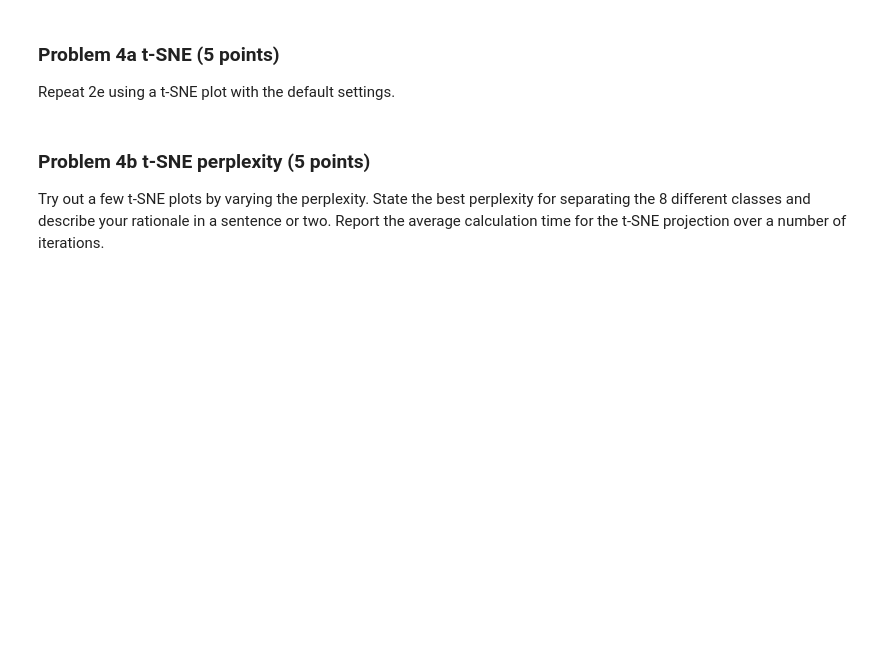
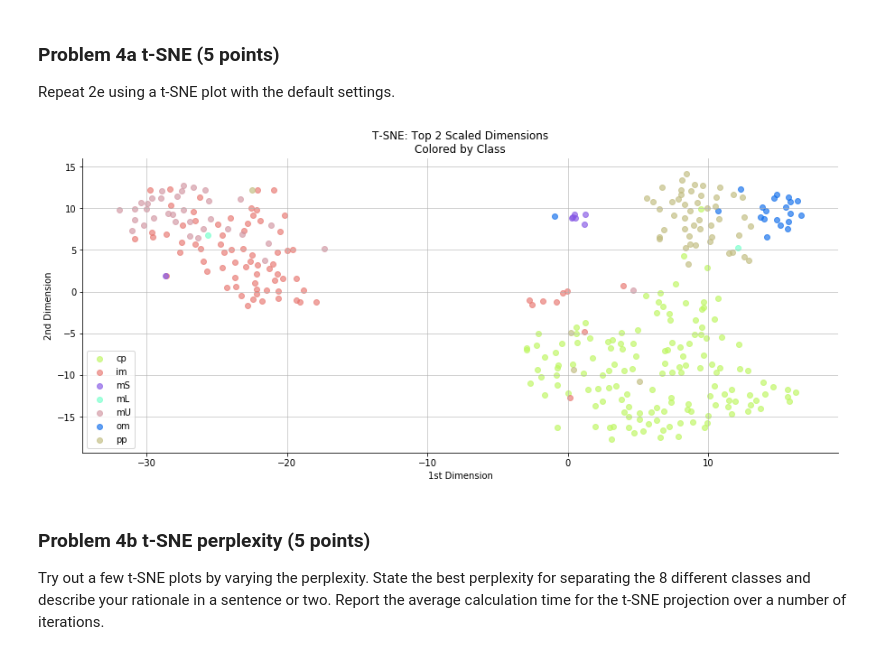
Before and after one commit to paulmattheww/Harvard-CS82-Advanced-ML, a Jupyter notebook: Assignments/CSCI E-82 Assignment 1.ipynb, the cells around one changed output. Drawn from its saved outputs; the diff is of its cells as text; code cells hidden in the pictures; blank space fills up the shorter version.

```diff
--- a/Assignments/CSCI E-82 Assignment 1.ipynb
+++ b/Assignments/CSCI E-82 Assignment 1.ipynb
@@ -374,6 +381,33 @@ For the same data set, repeat 2e using sklearn's Multidimensional scaling algori
 ### Problem 4a  t-SNE  (5 points)
 
 Repeat 2e using a t-SNE plot with the default settings.
+# %%
+from sklearn.manifold import TSNE
+
+# perform PCA using sklearn
+tsne = TSNE(n_components=2, random_state=77)
+df_tsne = pd.DataFrame(tsne.fit_transform(df[cols]))
+
+# add target for plotting
+df_tsne['target'] = df['target']
+
+# plot the first two PCs
+fig, ax = plt.subplots(figsize=(15, 6))
+i = 0
+for target, _df in df_tsne.groupby('target'):
+    color = colors[i]
+    label = unq_tgts[i]
+    ax.scatter(_df[0], _df[1], color=color, label=label, alpha=.65)
+    i += 1
+ax.grid(alpha=.7)
+sns.despine()
+ax.set_xlabel('1st Dimension')
+ax.set_ylabel('2nd Dimension')
+ax.legend(loc='best')
+ax.set_title('T-SNE: Top 2 Scaled Dimensions\nColored by Class')
+plt.show()
+# %% [output]
+[figure, added]
 # %% [markdown]
 ### Problem 4b t-SNE perplexity  (5 points)
 
```
Also changed, not shown: parts of 3 cells of this notebook.
